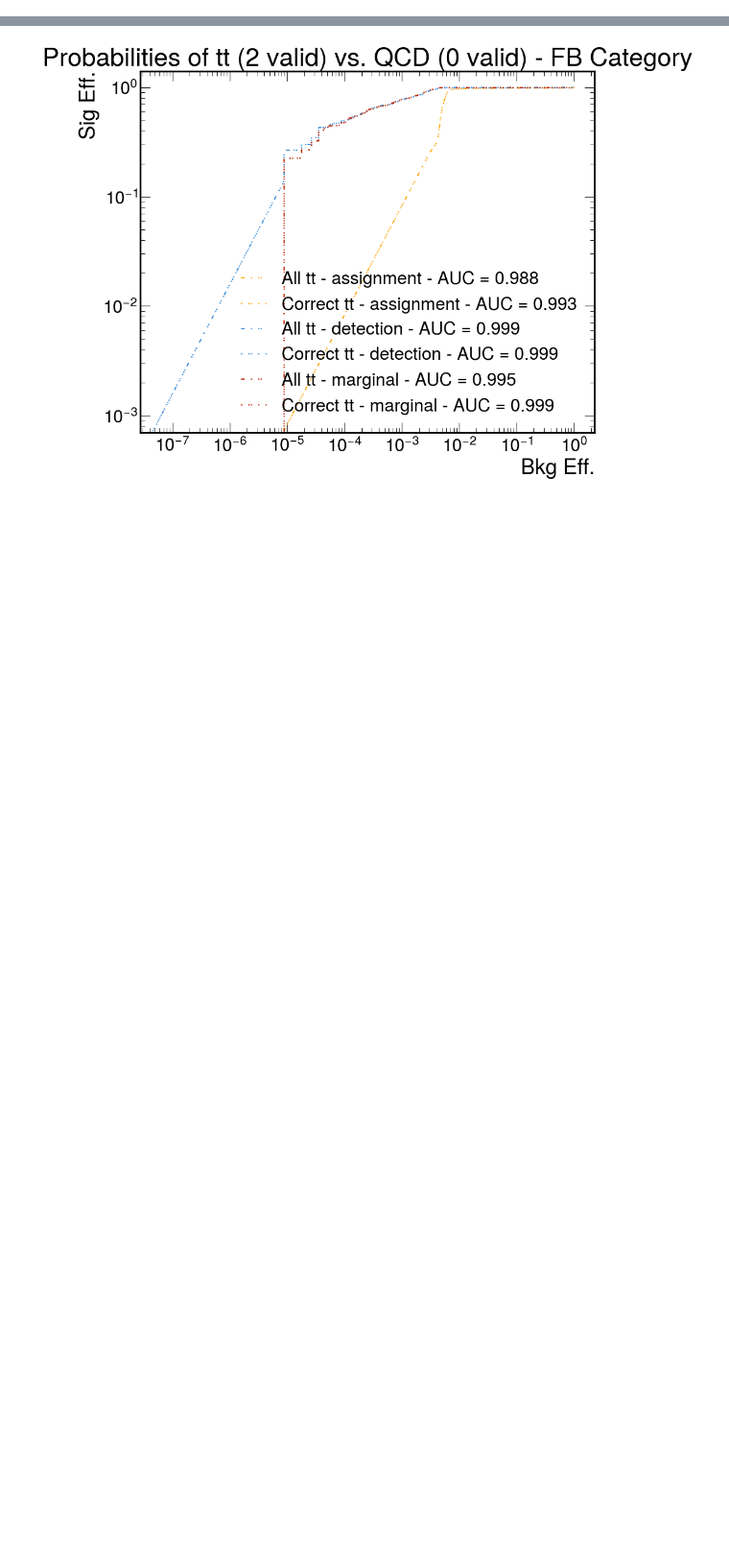
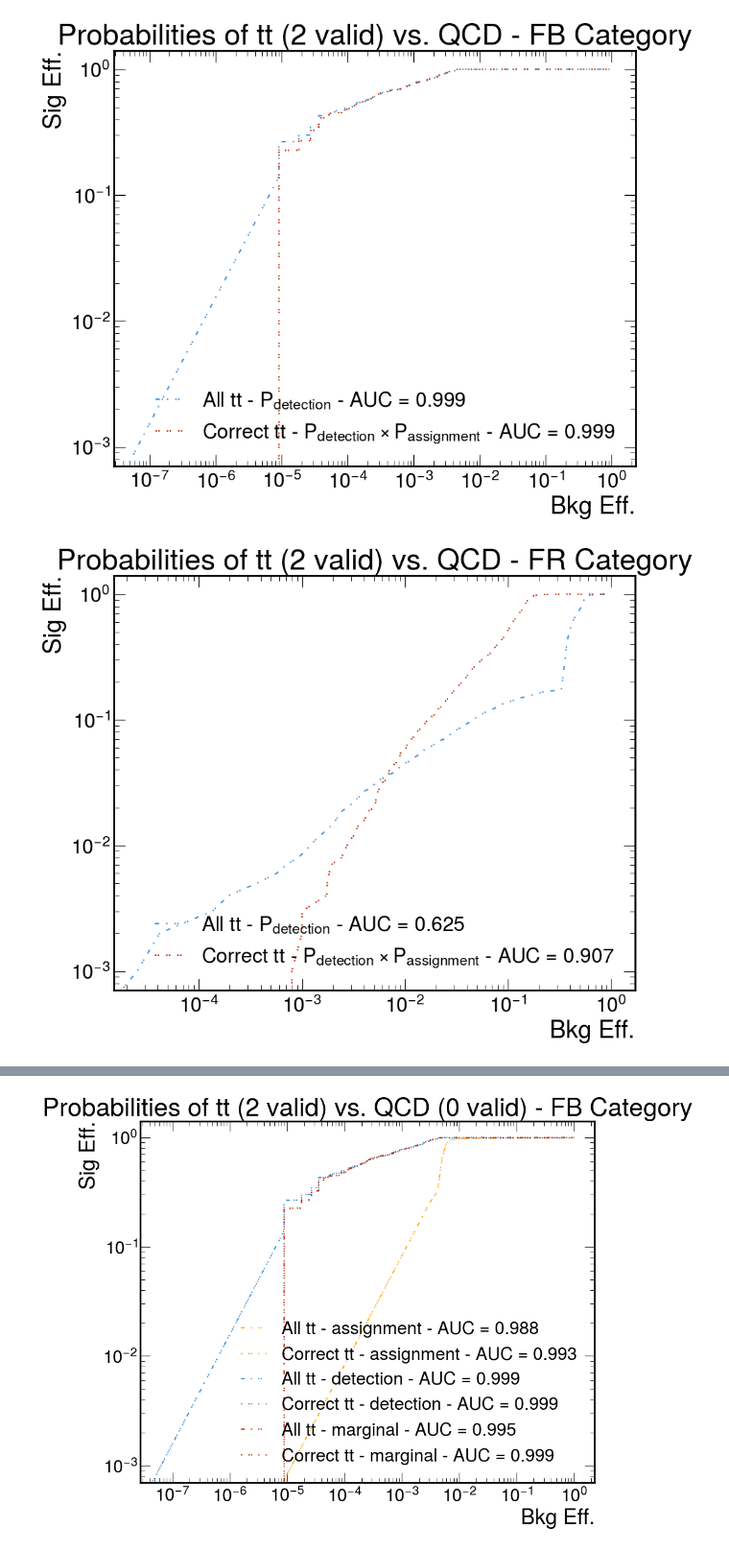
Before and after one commit to tcoulvert/SPAtop, a Jupyter notebook: src/analysis/make_rocs.ipynb, the cells around one changed output, grey strips where cells are left out. Shown at 96% size. Cells and saved outputs as stored; diff of their text form; code cells hidden in the pictures; blank space fills up the shorter version.

```diff
--- a/src/analysis/make_rocs.ipynb
+++ b/src/analysis/make_rocs.ipynb
@@ -243,0 +233,8 @@ ncorrect_linestyle_map = {
+# %%
+for roc_curve_label, rocs in ROC_CURVES.items():
+    for unique_reco in UNIQUE_RECOS.keys():
+        fprs, tprs, labels, colors, linestyles = make_rocs(unique_reco, rocs)
+        plot_roc(fprs, tprs, labels, colors=colors, linestyles=linestyles, title=f"Probabilities of tt (2 valid) vs. QCD - {unique_reco} Category", show=True)
+# %% [output]
+[figure, added]
+[figure, added]
```
Also changed, not shown: parts of 5 cells of this notebook.
